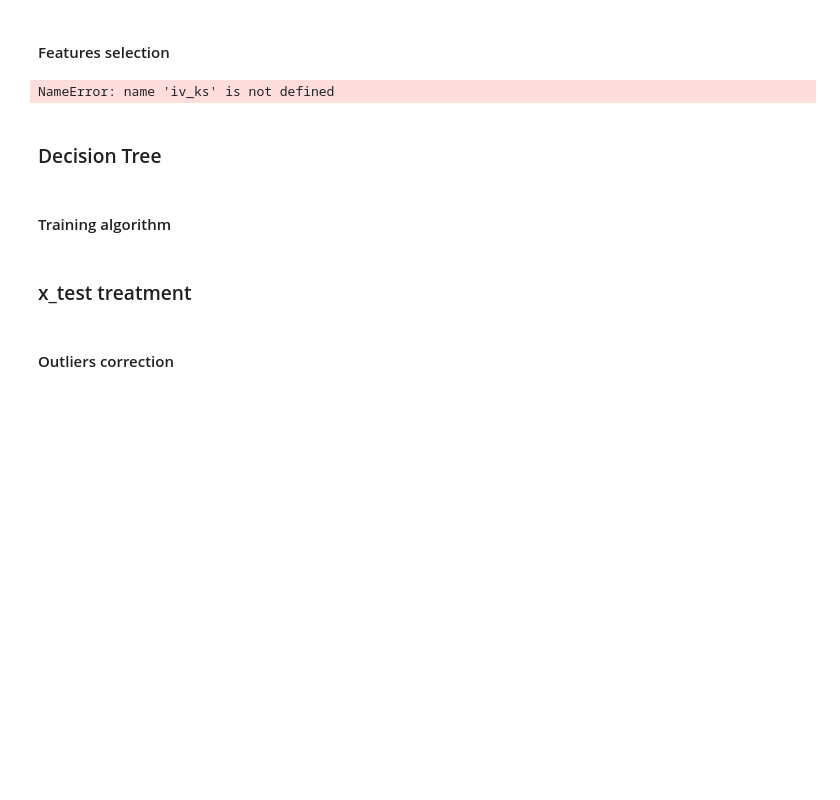
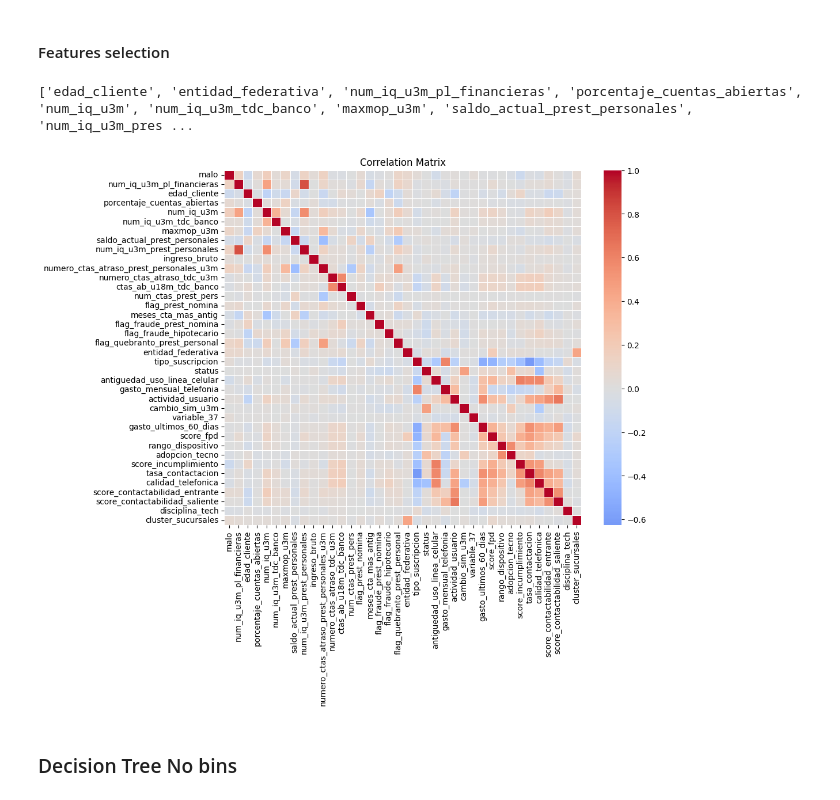
Before and after one commit to magotronico/DataAnalysis_and_AI, a Jupyter notebook: period_2/challenge/training_etl_prev.ipynb, the cells around one changed output. Cells and saved outputs as stored; diff of their text form; code cells hidden in the pictures; blank space fills up the shorter version.

```diff
--- a/period_2/challenge/training_etl_prev.ipynb
+++ b/period_2/challenge/training_etl_prev.ipynb
@@ -459 +641,9 @@ temp_df
+# %%
+grupos_porcentuales = dic_entidad_grupos
+
+def asignar_grupo(estado):
+  for grupo, valores in grupos_porcentuales.items():
+    if estado in valores:
+      return valores[estado]
+  return None  # Valor por defecto si el estado no se encuentra en ningun grupo
 # %%
@@ -563,32 +1077,78 @@ TypeError: list indices must be integers or slices, not str
 # %% [markdown]
 #### Features selection
 # %%
-def feature_selection(iv_ks_df: DataFrame, corr_threshold: float = 0.6) -> Dict[str, List]:
+def feature_selection(iv_ks_results: Dict[int, DataFrame], real_data: Dict[int, DataFrame], corr_threshold: float = 0.6) -> Dict[int, List]:
     """
     This function gets the features that are going to be used in the model. In case there are 2 or more correlated variables (where the abs(corr) >= 0.6), only the one with the highest IV and KS is going to be selected (priority on KS).
 
     **Parameters**
 
     iv_ks_df: *DataFrame* Dataframe with the IV and KS for each variable.
     corr_threshold: *float* [default = 0.6] Threshold for the correlation to be considered high.
 
     **Returns**
 
-    features: *Dict[str, List]* Dictionary with the features selected for the model.
+    features: *Dict[int, List]* Dictionary with the features selected for the model.
     """
 
-    features = {}
+    result = {}
 
-    return features
+    for scorecard_num, iv_ks_df in iv_ks_results:  # Loop through list of tuples
+        # Get the corresponding real dataframe with variables
+        real_df = real_data[scorecard_num]
 
-features = feature_selection(iv_ks)
+        # Step 1: Calculate the correlation matrix for the numerical columns in the real dataframe
+        corr_matrix = real_df.corr()
+
+        # Step 2: Find pairs of variables with correlation > 0.6
+        correlated_pairs = [(i, j) for i in range(len(corr_matrix))
+                            for j in range(i + 1, len(corr_matrix))
+                            if corr_matrix.iloc[i, j] > 0.6]
+
+        # Step 3: Make a deep copy of iv_ks_df to filter variables
+        filtered_variables = iv_ks_df.copy().reset_index(drop=True)
+
+        # Now loop through the correlated pairs and remove variables as needed
+        drop_indices = set()  # To keep track of indices to drop
+
+        for i, j in correlated_pairs:
+            # Only proceed if both i and j are still present
+            if i in drop_indices or j in drop_indices:
+                continue
+
+            var_i = filtered_variables.iloc[i]
+            var_j = filtered_variables.iloc[j]
+
+            # Compare based on IV classification first, then KS
+            if var_i['IV_classification'] == var_j['IV_classification']:
+                if var_i['KS'] > var_j['KS']:
+                    drop_indices.add(j)
+                else:
+                    drop_indices.add(i)
+            elif var_i['IV_classification'] > var_j['IV_classification']:
+                drop_indices.add(j)
+            else:
+                drop_indices.add(i)
+
+        # Step 4: Drop the correlated variables based on indices collected
+        filtered_variables = filtered_variables.drop(list(drop_indices)).reset_index(drop=True)
+
+        # Step 5: Store the remaining independent variables
+        result[scorecard_num] = filtered_variables['variable'].tolist()
+
+    return result
+
+features = feature_selection(iv_ks_results, {1: x_train_bins})
+features = features[1]
+print(features)
+
+corr_matrix = x_train_bins.corr(numeric_only=True)
+plt.figure(figsize=(10, 8))  # Adjust the figure size as needed
+sns.heatmap(corr_matrix, annot=False, cmap='coolwarm', center=0, linewidths=0.5, xticklabels=corr_matrix.columns, yticklabels=corr_matrix.columns)
+plt.title('Correlation Matrix')
+plt.show()
 # %% [output]
-NameError: name 'iv_ks' is not defined
+['edad_cliente', 'entidad_federativa', 'num_iq_u3m_pl_financieras', 'porcentaje_cuentas_abiertas', 'num_iq_u3m', 'num_iq_u3m_tdc_banco', 'maxmop_u3m', 'saldo_actual_prest_personales', 'num_iq_u3m_pres ...
+[figure, added]
 # %% [markdown]
-### Decision Tree
+### Decision Tree No bins
-# %% [markdown]
-#### Training algorithm
-# %% [markdown]
-### x_test treatment
-# %% [markdown]
-#### Outliers correction
```
Also changed, not shown: parts of 33 cells of this notebook, 3 other files.
